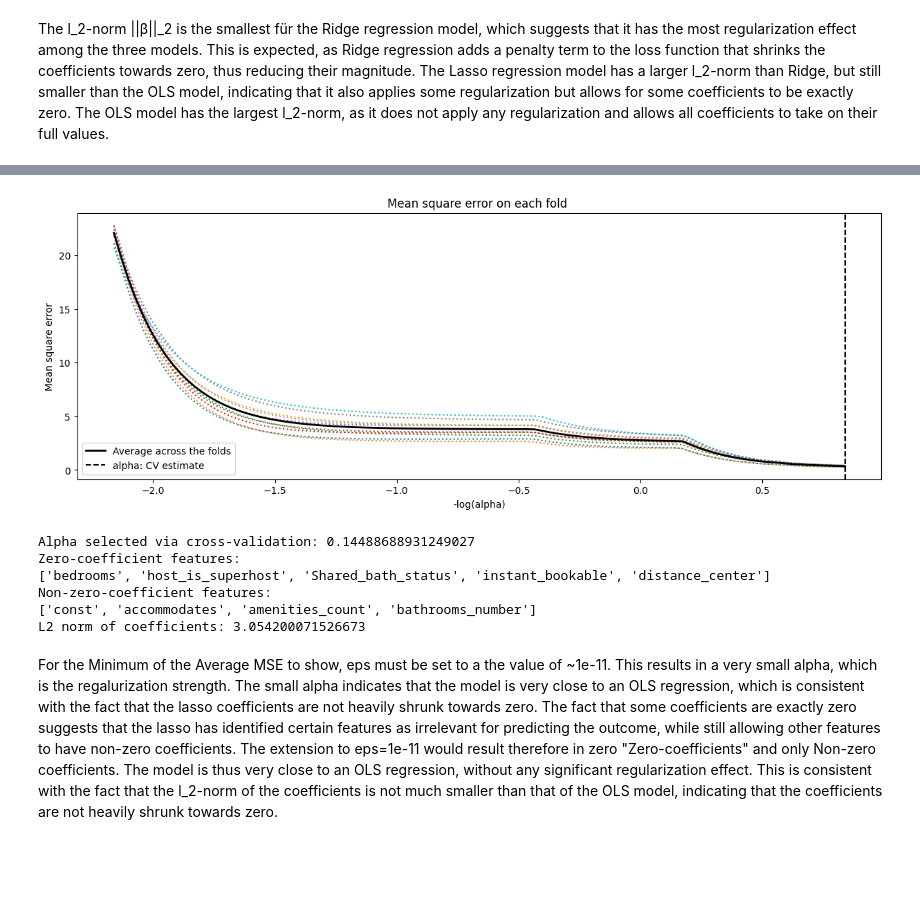
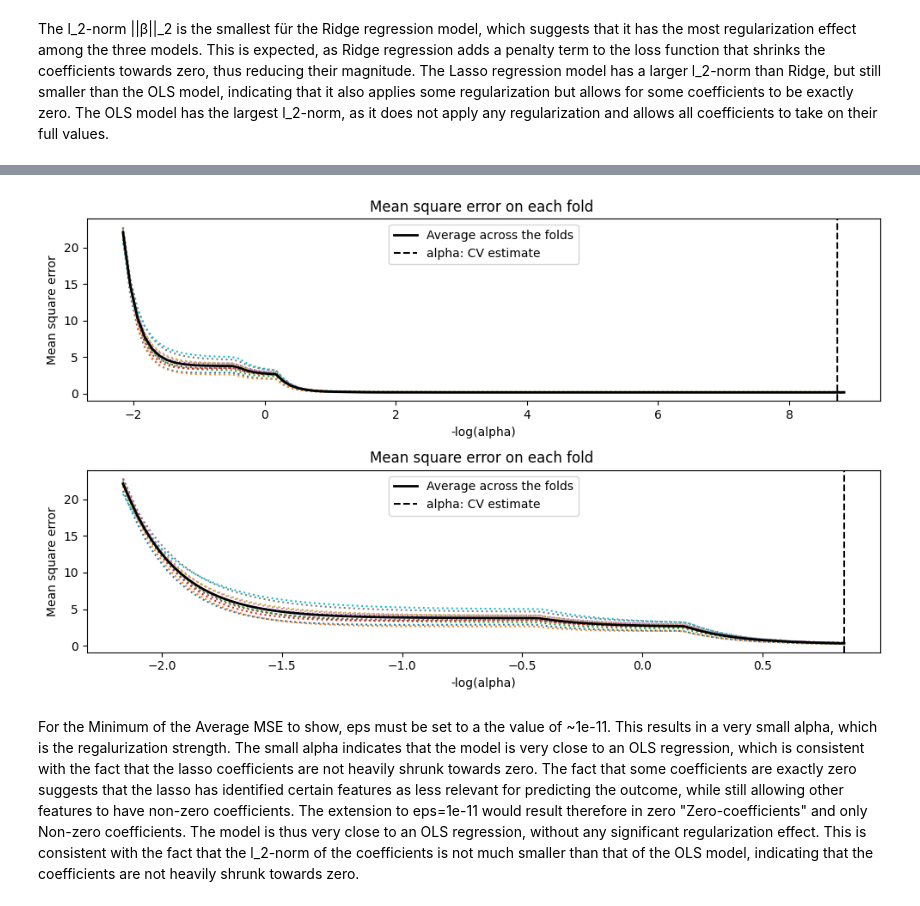
Before and after one commit to Niclas5/Examination-WS25-26, a Jupyter notebook: Aufgabe 2/Aufgabe2.ipynb, the cells around one changed output, grey strips where cells are left out. Saved outputs shown, nothing was run; the diff lists cells and outputs as text; code cells hidden in the pictures; blank space fills up the shorter version.

```diff
--- a/Aufgabe 2/Aufgabe2.ipynb
+++ b/Aufgabe 2/Aufgabe2.ipynb
@@ -237,38 +237,44 @@ The l_2-norm ||β||_2 is the smallest für the Ridge regression model, which sug
 # %%
 #Aufgabe_2_5
 #fit_intercept muss auf False gesetzt werden, da wir bereits eine Konstante in den Regressoren haben. Ansonsten würde die Ridge Regression versuchen, zusätzlich einen Intercept zu schätzen, was zu einer Fehlanpassung führen könnte.
-lasso_reg = sklearn.linear_model.LassoCV(cv=10,fit_intercept =False)
-model = lasso_reg.fit(regressor,outcome)
-# Koeffizienten
-print("Lasso coefficients:")
-print(model.coef_)
-print("Eps:", model.eps)
+fig, ax = plt.subplots(2, 1, figsize=(10, 6))
+def lasso_with_eps(epsilon, x_ax):
+    lasso_reg = sklearn.linear_model.LassoCV(cv=10,fit_intercept =False, eps = epsilon)
+    model = lasso_reg.fit(regressor,outcome)
+    # Koeffizienten
+    print("Lasso coefficients:")
+    print(model.coef_)
+    print("Eps:", model.eps)
 
-# Display results
-m_log_alphas = -np.log10(model.alphas_)
-plt.figure(1,figsize=(15,5))
-plt.plot(m_log_alphas, model.mse_path_, ':')
-plt.plot(m_log_alphas, model.mse_path_.mean(axis=-1), 'k',
-         label='Average across the folds', linewidth=2)
-plt.axvline(-np.log10(model.alpha_), linestyle='--', color='k',
-            label='alpha: CV estimate')
-plt.legend()
-plt.xlabel('-log(alpha)')
-plt.ylabel('Mean square error')
-plt.title('Mean square error on each fold ')
-plt.axis('tight')
+    # Display results
+    m_log_alphas = -np.log10(model.alphas_)
+    ax[x_ax].plot(m_log_alphas, model.mse_path_, ':')
+    ax[x_ax].plot(m_log_alphas, model.mse_path_.mean(axis=-1), 'k',
+            label='Average across the folds', linewidth=2)
+    ax[x_ax].axvline(-np.log10(model.alpha_), linestyle='--', color='k',
+                label='alpha: CV estimate')
+    ax[x_ax].legend()
+    ax[x_ax].set_xlabel('-log(alpha)')
+    ax[x_ax].set_ylabel('Mean square error')
+    ax[x_ax].set_title('Mean square error on each fold ')
+    ax[x_ax].axis('tight')
+    #Show which features have zero coefficients and non-zero coefficients
+    zero_mask = model.coef_ == 0
+    zero_features = regressor.columns[zero_mask]
+    non_zero_features = regressor.columns[~zero_mask]
+
+    # Alpha selected via cross-validation
+    print("Alpha selected via cross-validation:", model.alpha_)
+    print("Zero-coefficient features:")
+    print(list(zero_features))
+    print("Non-zero-coefficient features:")
+    print(list(non_zero_features))
+    # L2-Norm der Koeffizienten
+    print("L2 norm of coefficients:", np.linalg.norm(model.coef_, 2))
+
+
+lasso_with_eps(1e-11, 0)
+lasso_with_eps(1e-3, 1)
+plt.tight_layout()
 plt.show()
-#Show which features have zero coefficients and non-zero coefficients
-zero_mask = model.coef_ == 0
-zero_features = regressor.columns[zero_mask]
-non_zero_features = regressor.columns[~zero_mask]
-
-# Alpha selected via cross-validation
-print("Alpha selected via cross-validation:", model.alpha_)
-print("Zero-coefficient features:")
-print(list(zero_features))
-print("Non-zero-coefficient features:")
-print(list(non_zero_features))
-# L2-Norm der Koeffizienten
-print("L2 norm of coefficients:", np.linalg.norm(model.coef_, 2))
 # %% [output]
@@ -279,9 +301,3 @@ Eps: 0.001
-[figure, old version]
+[figure, new version]
-Alpha selected via cross-validation: 0.14488688931249027
-Zero-coefficient features:
-['bedrooms', 'host_is_superhost', 'Shared_bath_status', 'instant_bookable', 'distance_center']
-Non-zero-coefficient features:
-['const', 'accommodates', 'amenities_count', 'bathrooms_number']
-L2 norm of coefficients: 3.054200071526673
 # %% [markdown]
-For the Minimum of the Average MSE to show, eps must be set to a the value of ~1e-11. This results in a very small alpha, which is the regalurization strength. The small alpha indicates that the model is very close to an OLS regression, which is consistent with the fact that the lasso coefficients are not heavily shrunk towards zero. The fact that some coefficients are exactly zero suggests that the lasso has identified certain features as irrelevant for predicting the outcome, while still allowing other features to have non-zero coefficients. The extension to eps=1e-11 would result therefore in zero "Zero-coefficients" and only Non-zero coefficients. The model is thus very close to an OLS regression, without any significant regularization effect. This is consistent with the fact that the l_2-norm of the coefficients is not much smaller than that of the OLS model, indicating that the coefficients are not heavily shrunk towards zero.
+For the Minimum of the Average MSE to show, eps must be set to a the value of ~1e-11. This results in a very small alpha, which is the regalurization strength. The small alpha indicates that the model is very close to an OLS regression, which is consistent with the fact that the lasso coefficients are not heavily shrunk towards zero. The fact that some coefficients are exactly zero suggests that the lasso has identified certain features as less relevant for predicting the outcome, while still allowing other features to have non-zero coefficients. The extension to eps=1e-11 would result therefore in zero "Zero-coefficients" and only Non-zero coefficients. The model is thus very close to an OLS regression, without any significant regularization effect. This is consistent with the fact that the l_2-norm of the coefficients is not much smaller than that of the OLS model, indicating that the coefficients are not heavily shrunk towards zero.
```
Also changed, not shown: parts of 6 cells of this notebook, 1 other file.
